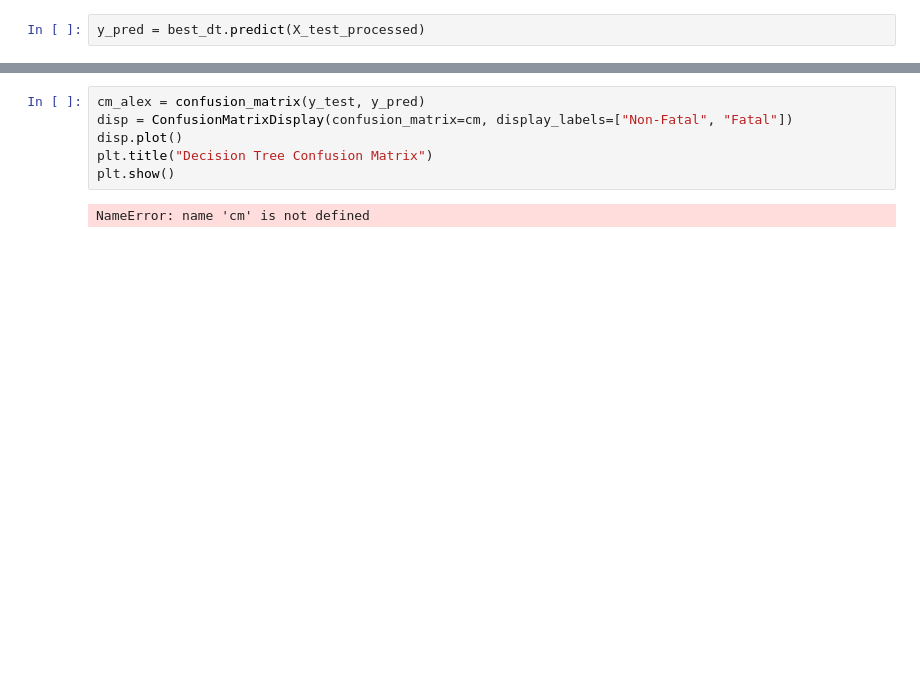
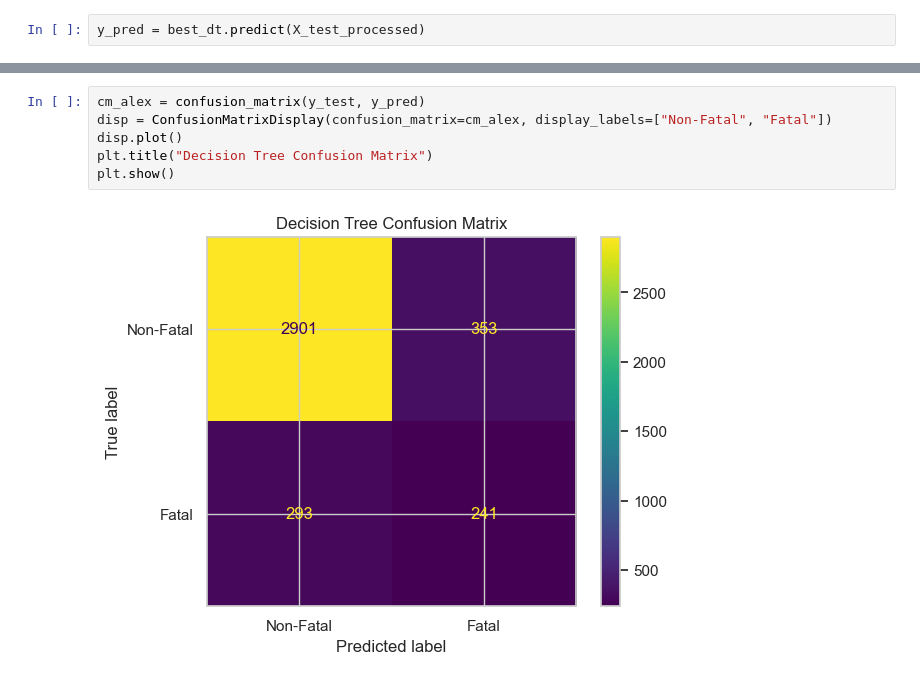
Before and after one commit to Yaksh4826/COMP247_TorontoCollision_ML_Project, a Jupyter notebook: KSI_project.ipynb, the cells around one changed output, grey strips where cells are left out. Cells and saved outputs as stored; diff of their text form; blank space fills up the shorter version.

```diff
--- a/KSI_project.ipynb
+++ b/KSI_project.ipynb
@@ -906,11 +914,11 @@ F1 Score : 0.4493617021276596
 # %%
 cm_alex = confusion_matrix(y_test, y_pred)
-disp = ConfusionMatrixDisplay(confusion_matrix=cm, display_labels=["Non-Fatal", "Fatal"])
+disp = ConfusionMatrixDisplay(confusion_matrix=cm_alex, display_labels=["Non-Fatal", "Fatal"])
 disp.plot()
 plt.title("Decision Tree Confusion Matrix")
 plt.show()
 # %% [output]
-NameError: name 'cm' is not defined
+[figure, added]
 # %%
 y_prob = best_dt.predict_proba(X_test_processed)[:, 1]
 
```
Also changed, not shown: parts of 24 cells of this notebook, 1 other file.
